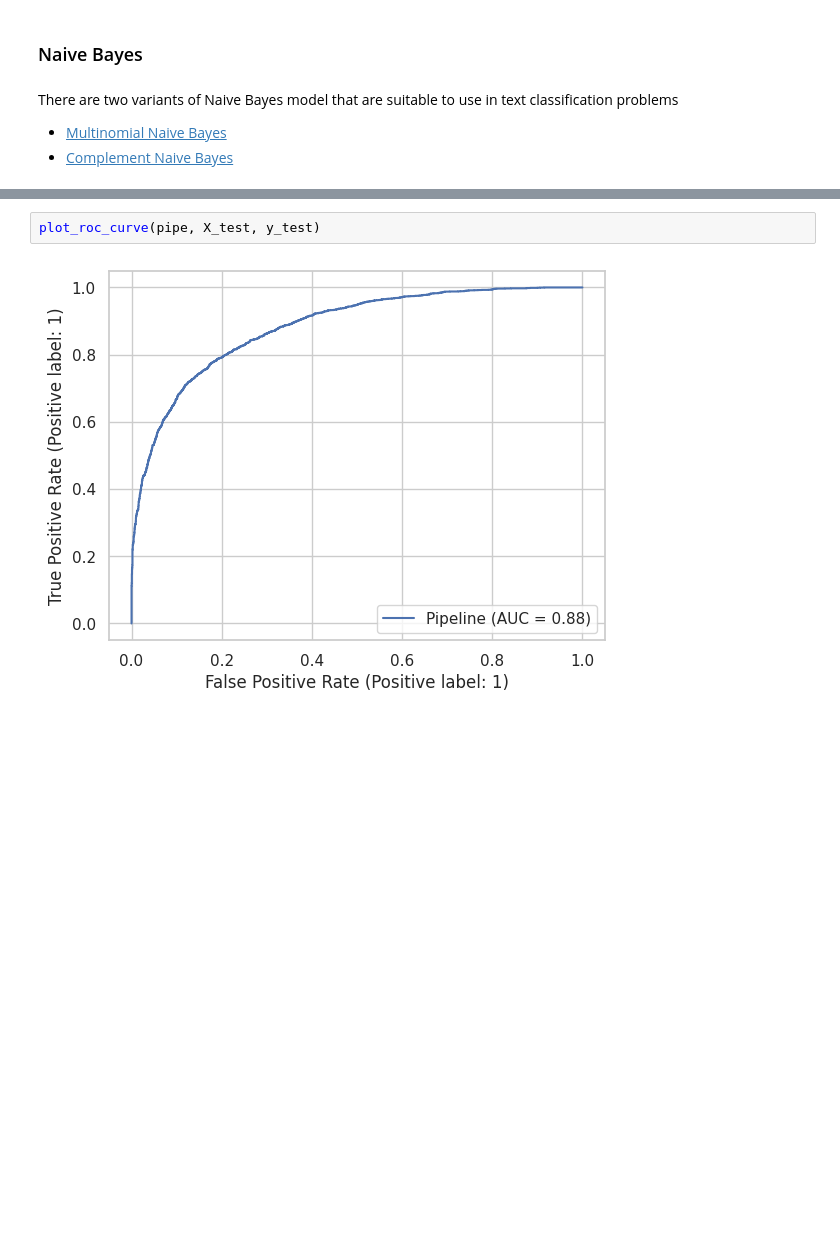
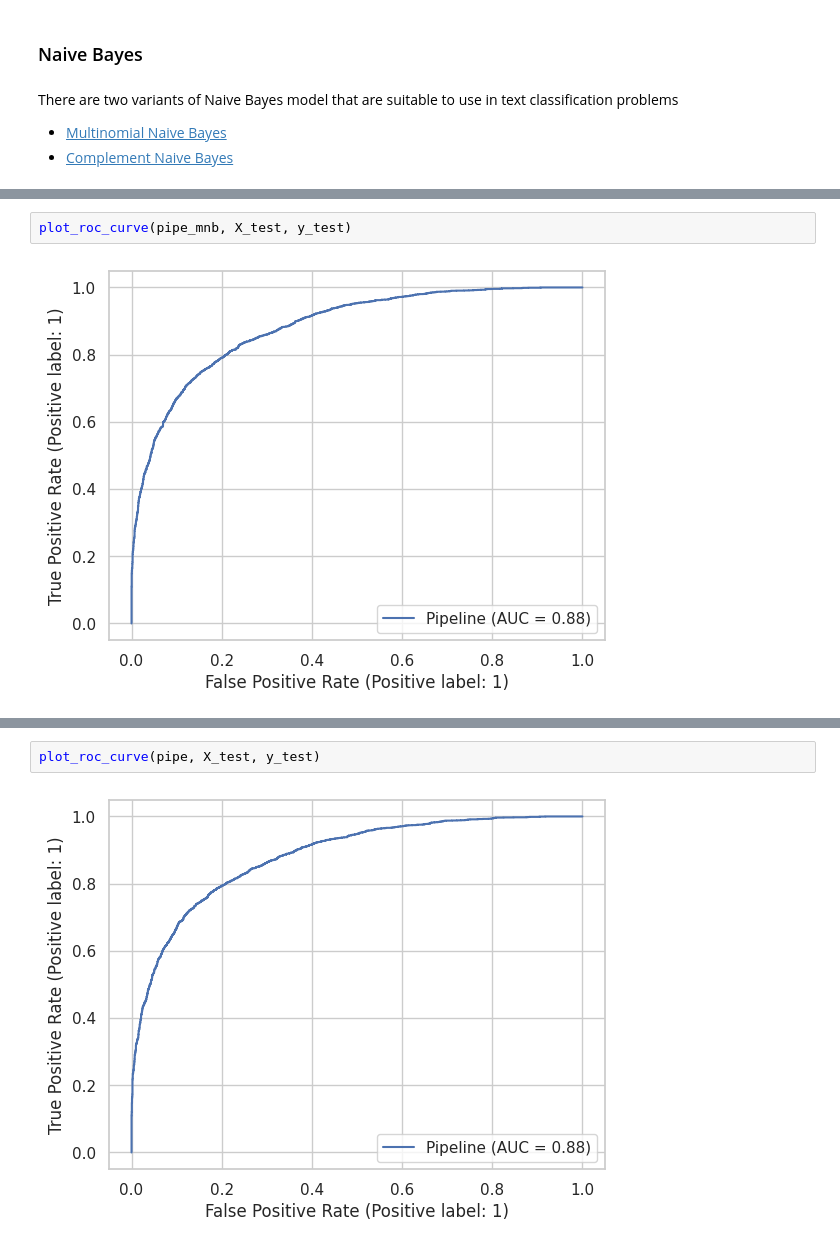
Before and after one commit to wilberquito/Sarcasm-Detector, a Jupyter notebook: detection.ipynb, the cells around one changed output, grey strips where cells are left out. Saved outputs shown, nothing was run; the diff lists cells and outputs as text; blank space fills up the shorter version.

```diff
--- a/detection.ipynb
+++ b/detection.ipynb
@@ -489,0 +532,4 @@ plot_confusion_matrix(y_test, predictions, pipe.classes_)
+# %%
+plot_roc_curve(pipe_mnb, X_test, y_test)
+# %% [output]
+[figure, added]
```
Also changed, not shown: parts of 50 cells of this notebook.
